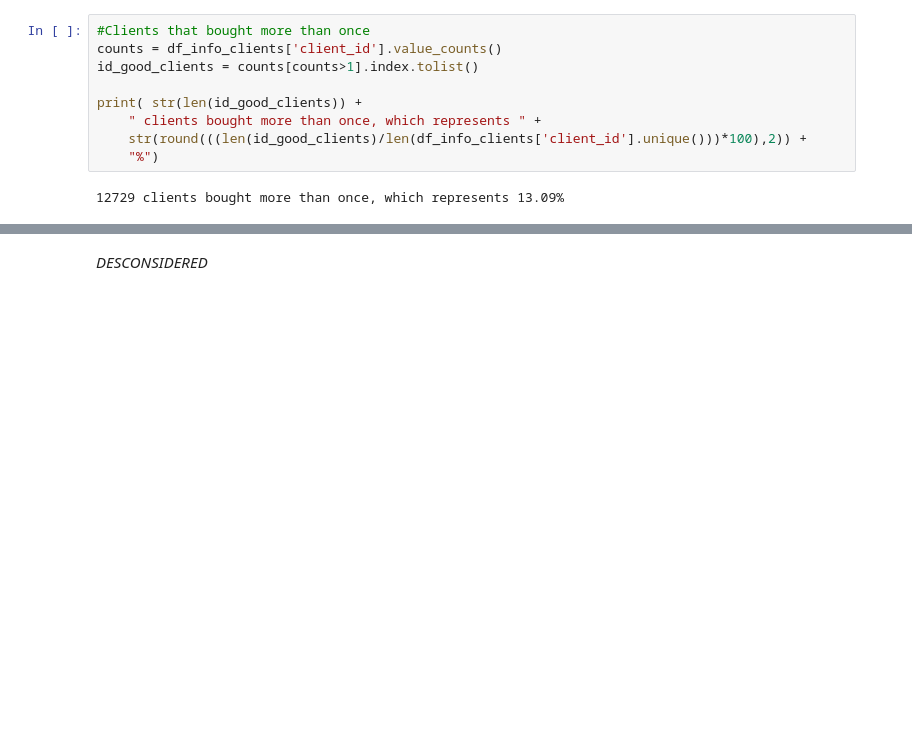
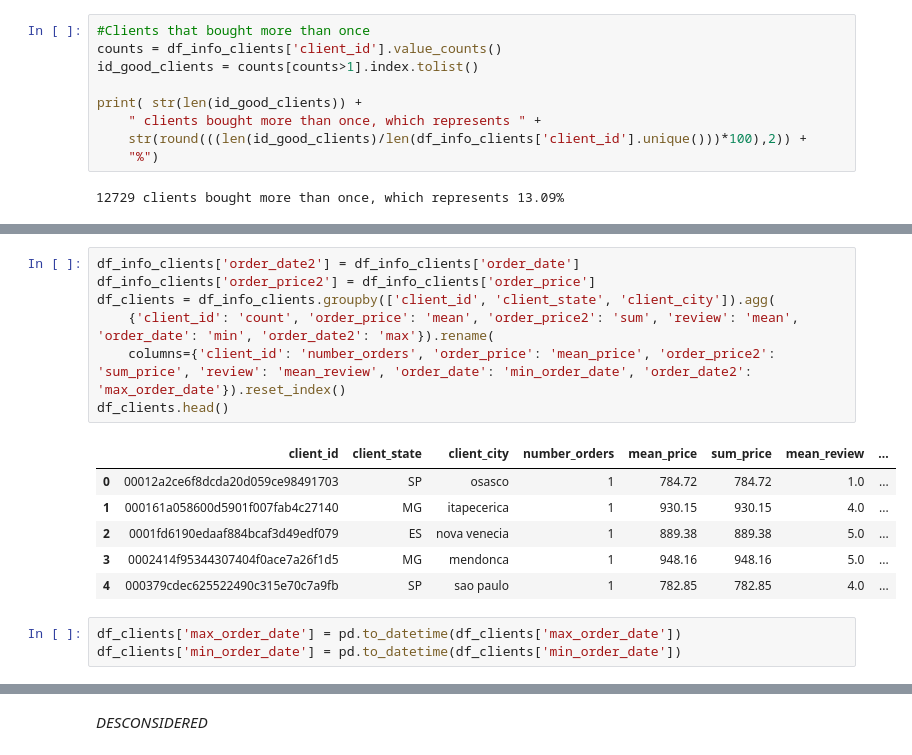
Before and after one commit to barbarafarah/clustering-clients, a Jupyter notebook: classifyng-customers.ipynb, the cells around one changed output, grey strips where cells are left out. Saved outputs shown, nothing was run; the diff lists cells and outputs as text; blank space fills up the shorter version.

```diff
--- a/classifyng-customers.ipynb
+++ b/classifyng-customers.ipynb
@@ -213,0 +204,17 @@ The clients that bought more than once represents 27.48% of the billing
+# %%
+df_info_clients['order_date2'] = df_info_clients['order_date']
+df_info_clients['order_price2'] = df_info_clients['order_price']
+df_clients = df_info_clients.groupby(['client_id', 'client_state', 'client_city']).agg(
+    {'client_id': 'count', 'order_price': 'mean', 'order_price2': 'sum', 'review': 'mean', 'order_date': 'min', 'order_date2': 'max'}).rename(
+    columns={'client_id': 'number_orders', 'order_price': 'mean_price', 'order_price2': 'sum_price', 'review': 'mean_review', 'order_date': 'min_order_date', 'order_date2': 'max_order_date'}).reset_index()
+df_clients.head()
+# %% [output]
+|  | client_id | client_state | client_city | number_orders | mean_price | sum_price | mean_review | ... |
+| 0 | 00012a2ce6f8dcda20d059ce98491703 | SP | osasco | 1 | 784.72 | 784.72 | 1.0 | ... |
+| 1 | 000161a058600d5901f007fab4c27140 | MG | itapecerica | 1 | 930.15 | 930.15 | 4.0 | ... |
+| 2 | 0001fd6190edaaf884bcaf3d49edf079 | ES | nova venecia | 1 | 889.38 | 889.38 | 5.0 | ... |
+| 3 | 0002414f95344307404f0ace7a26f1d5 | MG | mendonca | 1 | 948.16 | 948.16 | 5.0 | ... |
+| 4 | 000379cdec625522490c315e70c7a9fb | SP | sao paulo | 1 | 782.85 | 782.85 | 4.0 | ... |
+# %%
+df_clients['max_order_date'] = pd.to_datetime(df_clients['max_order_date'])
+df_clients['min_order_date'] = pd.to_datetime(df_clients['min_order_date'])
```
Also changed, not shown: parts of 42 cells of this notebook, 2 other files.
